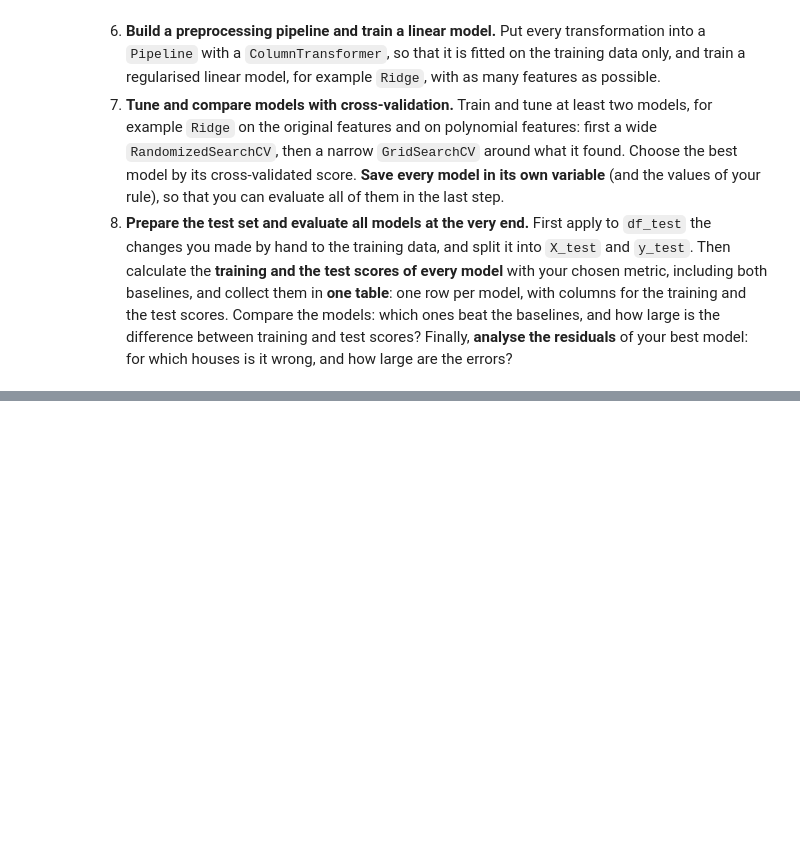
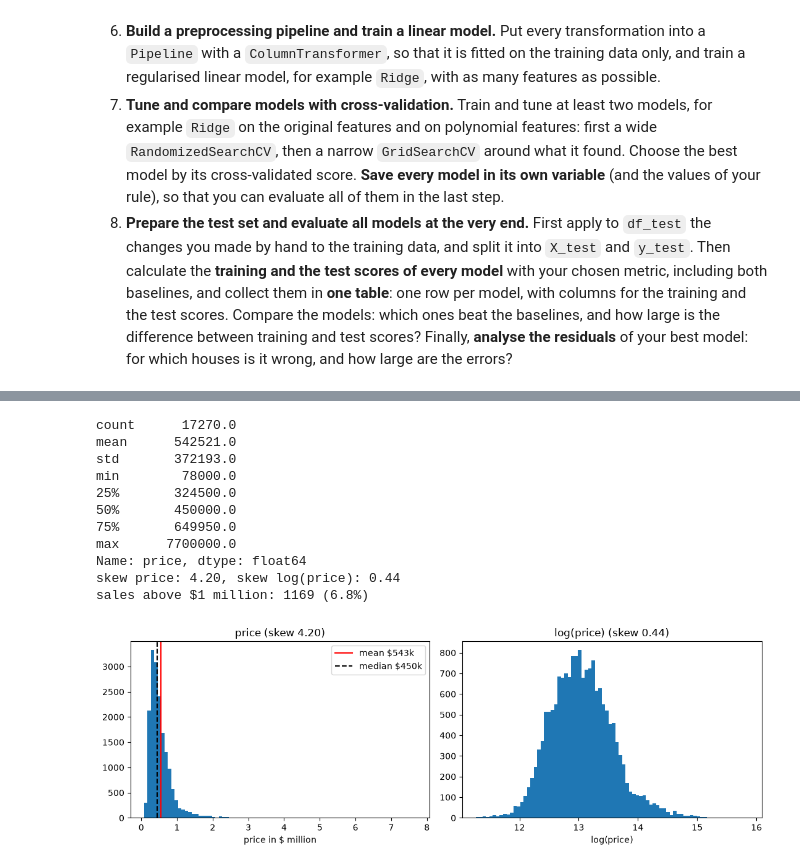
Before and after one commit to dynamic-dome/amle-project-king-county, a Jupyter notebook: 02_king_county_project_dominic.ipynb, the cells around one changed output, grey strips where cells are left out. Saved outputs shown, nothing was run; the diff lists cells and outputs as text; code cells hidden in the pictures; blank space fills up the shorter version.

```diff
--- a/02_king_county_project_dominic.ipynb
+++ b/02_king_county_project_dominic.ipynb
@@ -90,0 +164,32 @@ SyntaxError: invalid decimal literal (1454397097.py, line 1)
+# %%
+# The target: how is the price distributed, and does a log make it more symmetric?
+price = df_train["price"]
+print(price.describe().round(0))
+print(f"skew price: {price.skew():.2f}, skew log(price): {np.log(price).skew():.2f}")
+print(f"sales above $1 million: {(price > 1e6).sum()} ({(price > 1e6).mean():.1%})")
+
+fig, axes = plt.subplots(1, 2, figsize=(11, 3.8))
+axes[0].hist(price / 1e6, bins=80)
+axes[0].axvline(price.mean() / 1e6, color="red", label=f"mean ${price.mean() / 1e3:.0f}k")
+axes[0].axvline(price.median() / 1e6, color="black", ls="--", label=f"median ${price.median() / 1e3:.0f}k")
+axes[0].set_xlabel("price in $ million")
+axes[0].set_title(f"price (skew {price.skew():.2f})")
+axes[0].legend()
+axes[1].hist(np.log(price), bins=80)
+axes[1].set_xlabel("log(price)")
+axes[1].set_title(f"log(price) (skew {np.log(price).skew():.2f})")
+plt.tight_layout()
+plt.show()
+# %% [output]
+count      17270.0
+mean      542521.0
+std       372193.0
+min        78000.0
+25%       324500.0
+50%       450000.0
+75%       649950.0
+max      7700000.0
+Name: price, dtype: float64
+skew price: 4.20, skew log(price): 0.44
+sales above $1 million: 1169 (6.8%)
+[figure, added]
```
Also changed, not shown: parts of 18 cells of this notebook.
